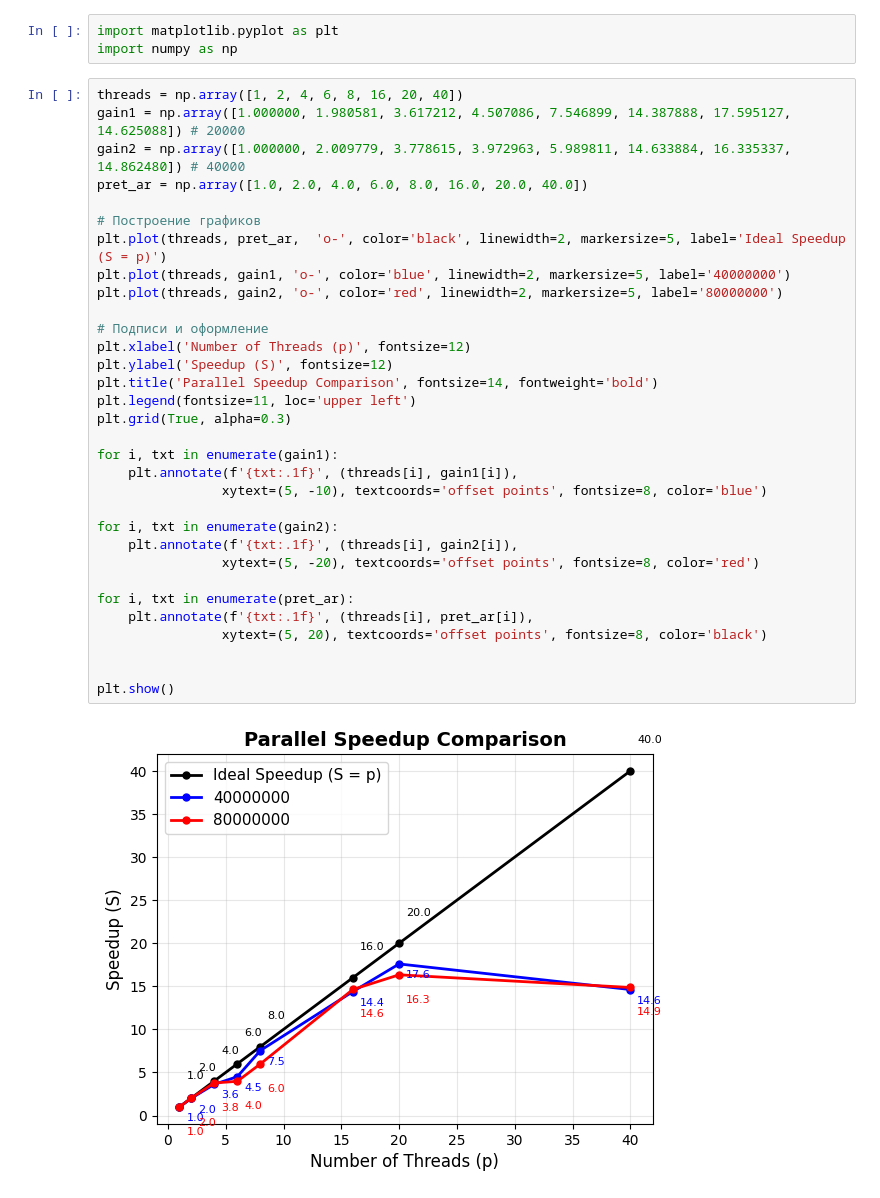
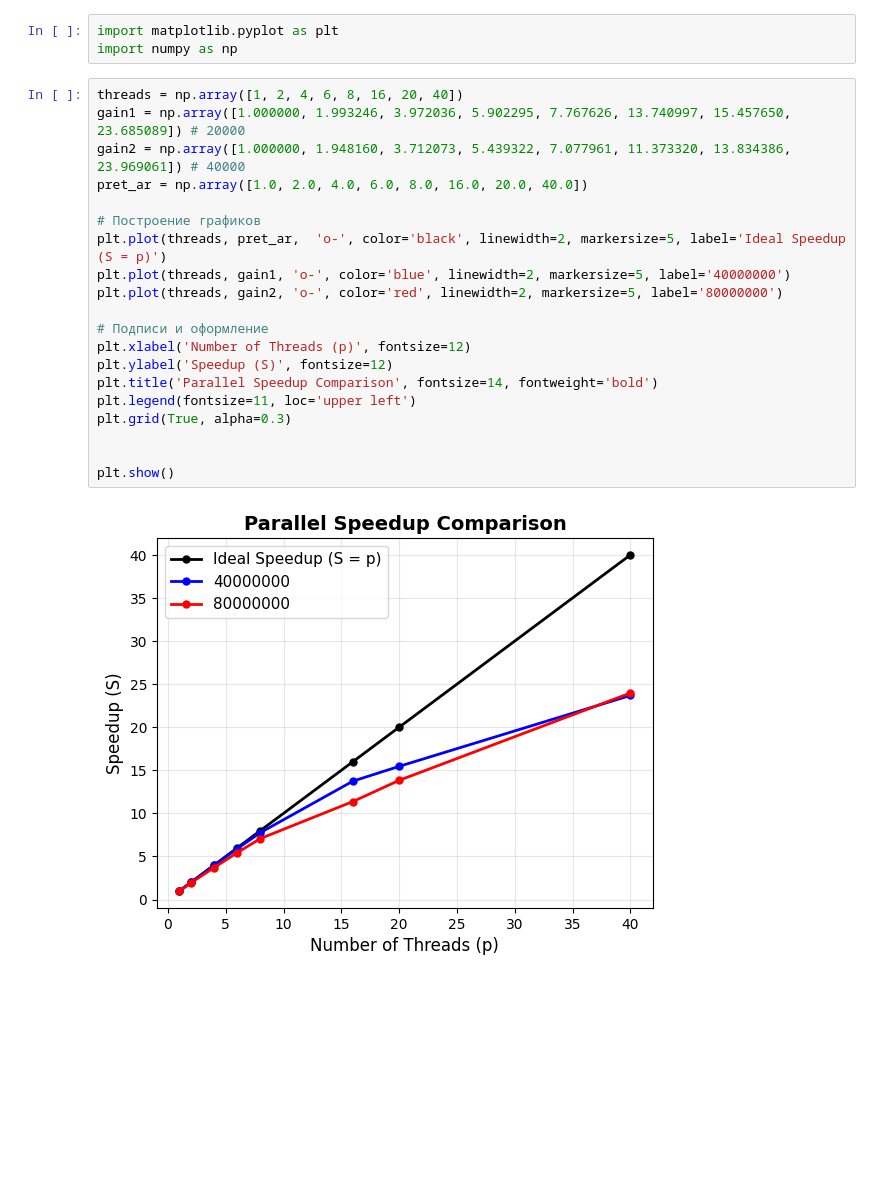
Before and after one commit to FedosDan2/Theory_Parall, a Jupyter notebook: labs/task2/2/results/graph.ipynb, the cells around one changed output. Drawn from its saved outputs; the diff is of its cells as text; blank space fills up the shorter version.

```diff
--- a/labs/task2/2/results/graph.ipynb
+++ b/labs/task2/2/results/graph.ipynb
@@ -3,35 +3,23 @@ import matplotlib.pyplot as plt
 import numpy as np
 # %%
 threads = np.array([1, 2, 4, 6, 8, 16, 20, 40])
-gain1 = np.array([1.000000, 1.980581, 3.617212, 4.507086, 7.546899, 14.387888, 17.595127, 14.625088]) # 20000
-gain2 = np.array([1.000000, 2.009779, 3.778615, 3.972963, 5.989811, 14.633884, 16.335337, 14.862480]) # 40000
+gain1 = np.array([1.000000, 1.993246, 3.972036, 5.902295, 7.767626, 13.740997, 15.457650, 23.685089]) # 20000
+gain2 = np.array([1.000000, 1.948160, 3.712073, 5.439322, 7.077961, 11.373320, 13.834386, 23.969061]) # 40000
 pret_ar = np.array([1.0, 2.0, 4.0, 6.0, 8.0, 16.0, 20.0, 40.0])
 
 # Построение графиков
 plt.plot(threads, pret_ar,  'o-', color='black', linewidth=2, markersize=5, label='Ideal Speedup (S = p)')
 plt.plot(threads, gain1, 'o-', color='blue', linewidth=2, markersize=5, label='40000000')
 plt.plot(threads, gain2, 'o-', color='red', linewidth=2, markersize=5, label='80000000')
 
 # Подписи и оформление
 plt.xlabel('Number of Threads (p)', fontsize=12)
 plt.ylabel('Speedup (S)', fontsize=12)
 plt.title('Parallel Speedup Comparison', fontsize=14, fontweight='bold')
 plt.legend(fontsize=11, loc='upper left')
 plt.grid(True, alpha=0.3)
 
-for i, txt in enumerate(gain1):
-    plt.annotate(f'{txt:.1f}', (threads[i], gain1[i]),
-                xytext=(5, -10), textcoords='offset points', fontsize=8, color='blue')
-
-for i, txt in enumerate(gain2):
-    plt.annotate(f'{txt:.1f}', (threads[i], gain2[i]),
-                xytext=(5, -20), textcoords='offset points', fontsize=8, color='red')
-
-for i, txt in enumerate(pret_ar):
-    plt.annotate(f'{txt:.1f}', (threads[i], pret_ar[i]),
-                xytext=(5, 20), textcoords='offset points', fontsize=8, color='black')
-
 
 plt.show()
 # %% [output]
-[figure, old version]
+[figure, new version]
```
Also changed, not shown: parts of 1 cell of this notebook, 30 other files.
